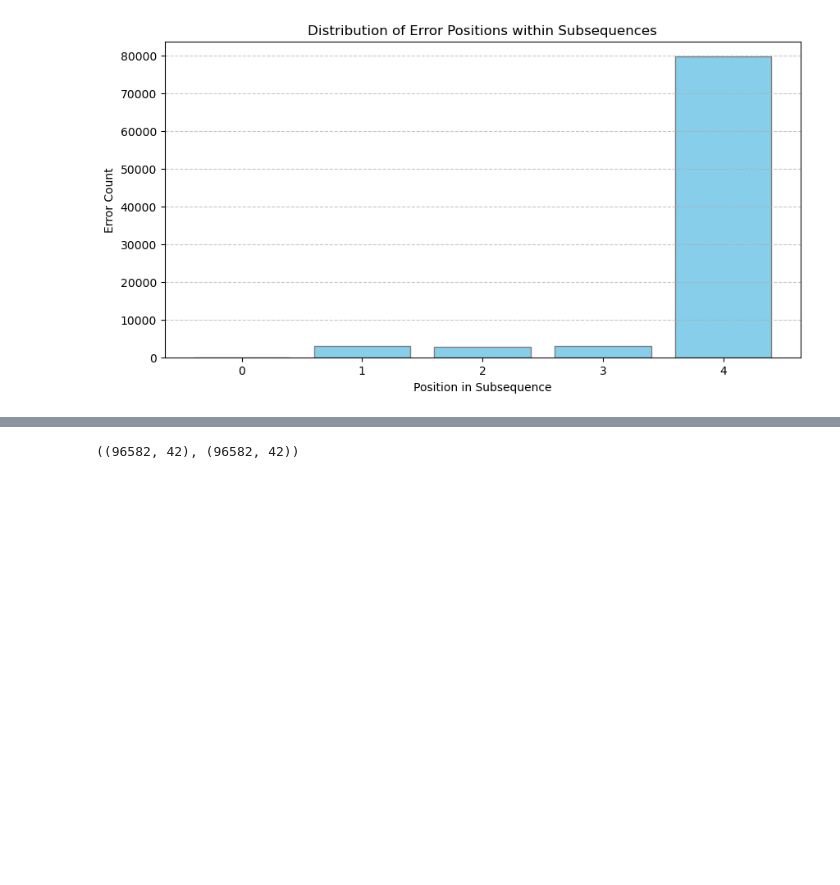
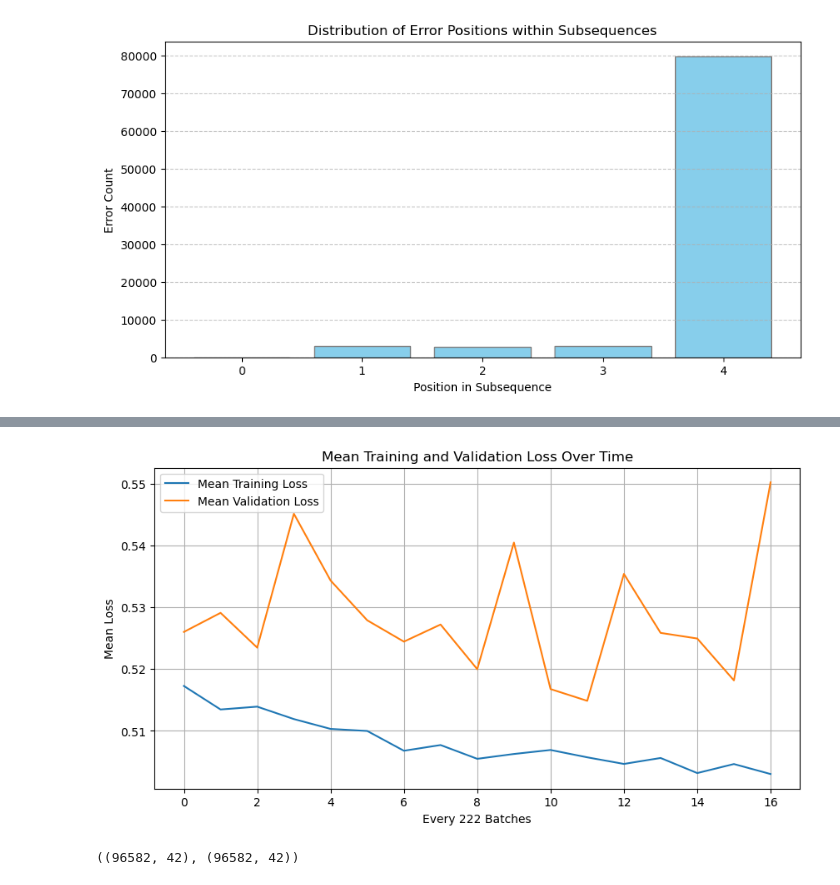
Before and after one commit to mlsample/aptamer_transformer, a Jupyter notebook: src/metric_analysis.ipynb, the cells around one changed output, grey strips where cells are left out. Cells and saved outputs as stored; diff of their text form; code cells hidden in the pictures; blank space fills up the shorter version.

```diff
--- a/src/metric_analysis.ipynb
+++ b/src/metric_analysis.ipynb
@@ -100,3 +96,9 @@ plot_mean_loss('../results/mlm/loss_data.json',221)
+# %%
+cfg = read_cfg('config.yaml')
+
+plot_mean_loss(f'{cfg["results_path"]}/loss_data.json',222)
+# %% [output]
+[figure, added]
 # %%
 y_preds_tokenized.shape, y_true_tokenized.shape
 # %% [output]
```
Also changed, not shown: parts of 10 cells of this notebook, 10 other files.
